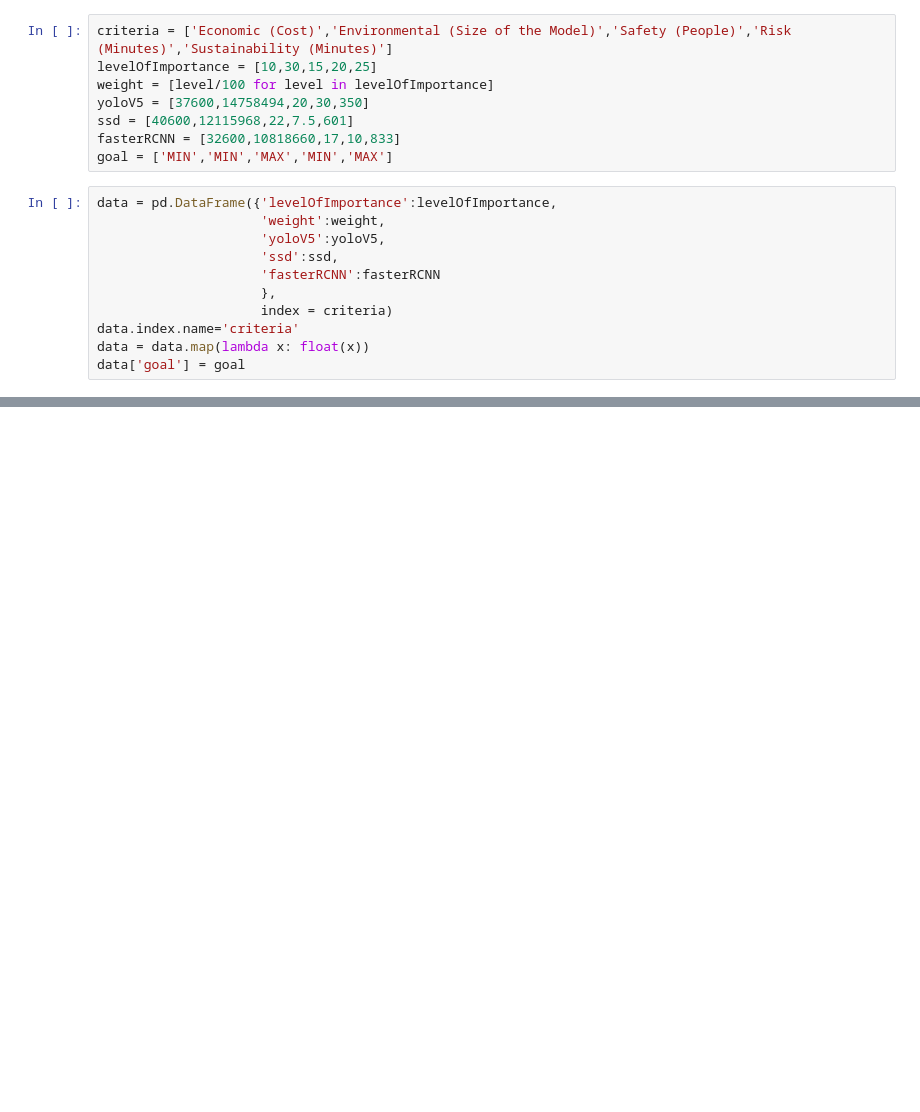
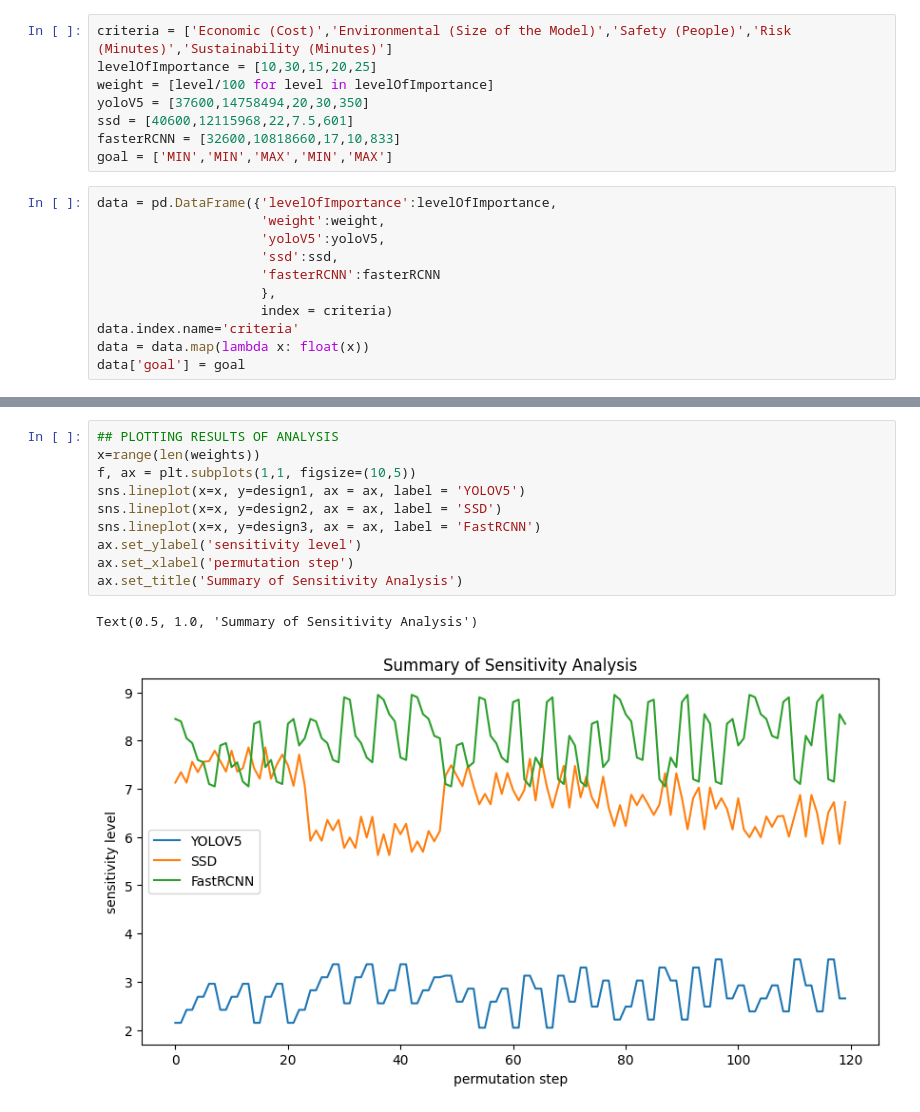
Before and after one commit to ryanDP4/Softies, a Jupyter notebook: hoa5.1.ipynb, the cells around one changed output, grey strips where cells are left out. Drawn from its saved outputs; the diff is of its cells as text; blank space fills up the shorter version.

```diff
--- a/hoa5.1.ipynb
+++ b/hoa5.1.ipynb
@@ -100,0 +176,13 @@ Name: Sustainability (Minutes), dtype: object
+# %%
+## PLOTTING RESULTS OF ANALYSIS
+x=range(len(weights))
+f, ax = plt.subplots(1,1, figsize=(10,5))
+sns.lineplot(x=x, y=design1, ax = ax, label = 'YOLOV5')
+sns.lineplot(x=x, y=design2, ax = ax, label = 'SSD')
+sns.lineplot(x=x, y=design3, ax = ax, label = 'FastRCNN')
+ax.set_ylabel('sensitivity level')
+ax.set_xlabel('permutation step')
+ax.set_title('Summary of Sensitivity Analysis')
+# %% [output]
+Text(0.5, 1.0, 'Summary of Sensitivity Analysis')
+[figure, added]
```
Also changed, not shown: parts of 18 cells of this notebook.
